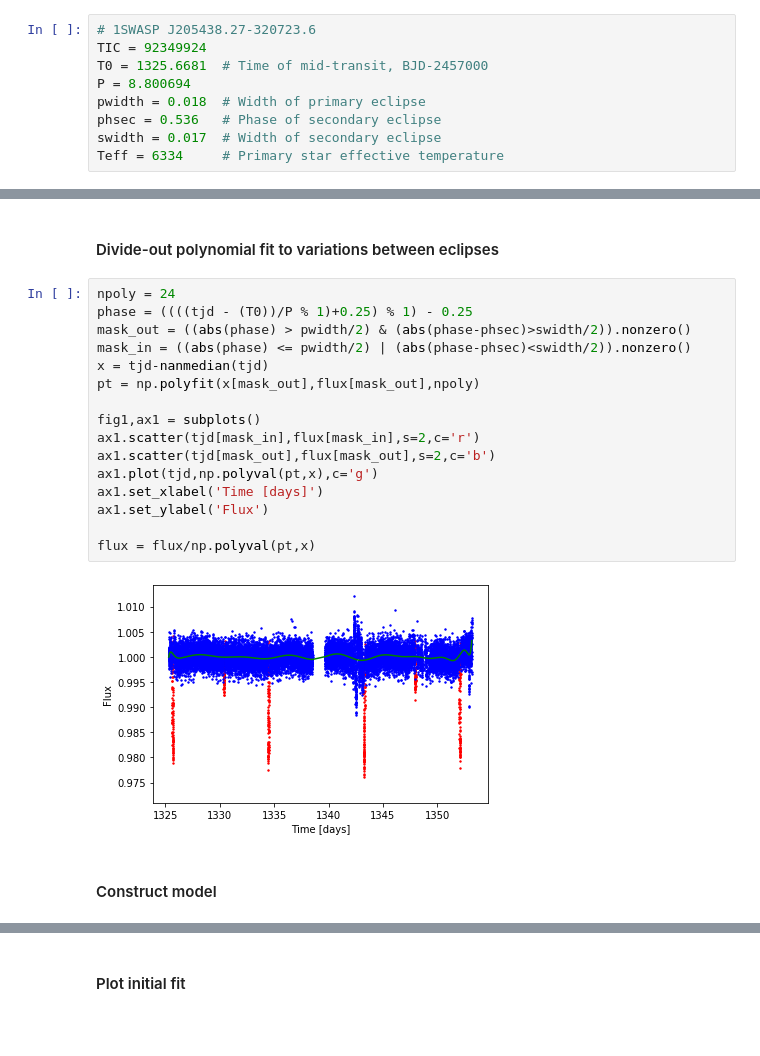
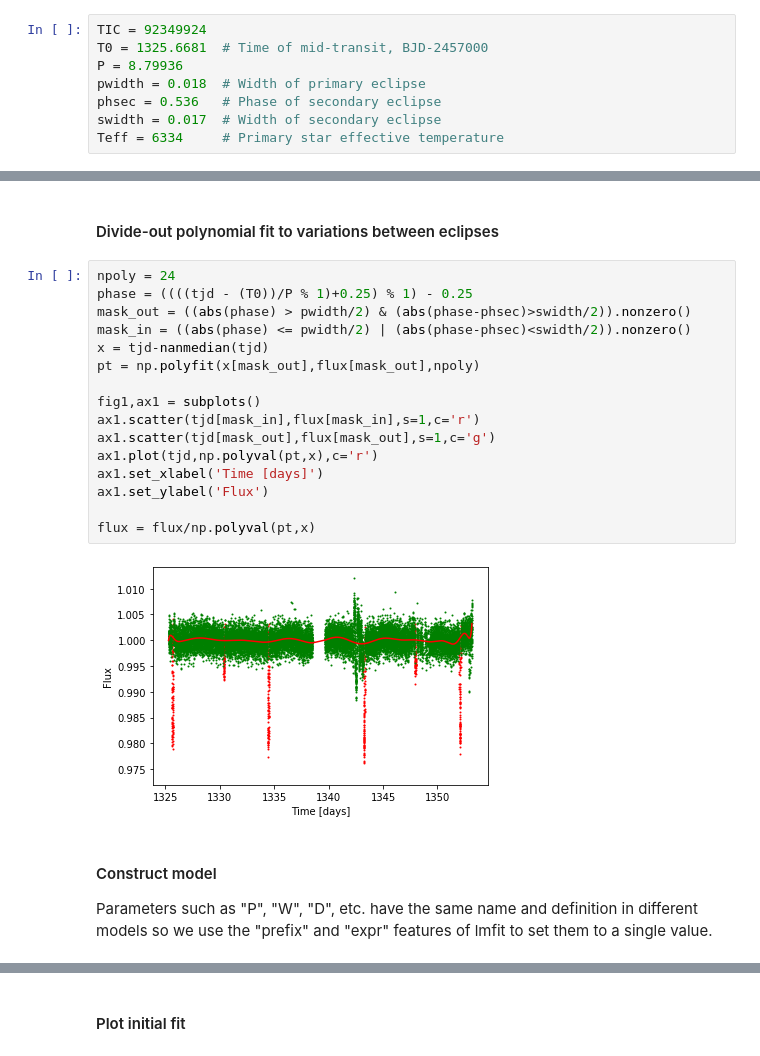
Before and after one commit to pmaxted/pycheops, a Jupyter notebook: pycheops/examples/Notebooks/TESS_light_curve_fit.ipynb, the cells around one changed output, grey strips where cells are left out. Drawn from its saved outputs; the diff is of its cells as text; blank space fills up the shorter version.

```diff
--- a/pycheops/examples/Notebooks/TESS_light_curve_fit.ipynb
+++ b/pycheops/examples/Notebooks/TESS_light_curve_fit.ipynb
@@ -15,10 +14,9 @@ Populating the interactive namespace from numpy and matplotlib
 # %% [markdown]
 #### Target information
 # %%
-# 1SWASP J205438.27-320723.6
 TIC = 92349924
 T0 = 1325.6681  # Time of mid-transit, BJD-2457000
-P = 8.800694
+P = 8.79936
 pwidth = 0.018  # Width of primary eclipse
 phsec = 0.536   # Phase of secondary eclipse
 swidth = 0.017  # Width of secondary eclipse
@@ -52,23 +53,25 @@ INFO: Found cached file ./mastDownload/TESS/tess2018206045859-s0001-000000009234
 # %%
 npoly = 24
 phase = ((((tjd - (T0))/P % 1)+0.25) % 1) - 0.25
 mask_out = ((abs(phase) > pwidth/2) & (abs(phase-phsec)>swidth/2)).nonzero()
 mask_in = ((abs(phase) <= pwidth/2) | (abs(phase-phsec)<swidth/2)).nonzero()
 x = tjd-nanmedian(tjd)
 pt = np.polyfit(x[mask_out],flux[mask_out],npoly)
 
 fig1,ax1 = subplots()
-ax1.scatter(tjd[mask_in],flux[mask_in],s=2,c='r')
-ax1.scatter(tjd[mask_out],flux[mask_out],s=2,c='b')
-ax1.plot(tjd,np.polyval(pt,x),c='g')
+ax1.scatter(tjd[mask_in],flux[mask_in],s=1,c='r')
+ax1.scatter(tjd[mask_out],flux[mask_out],s=1,c='g')
+ax1.plot(tjd,np.polyval(pt,x),c='r')
 ax1.set_xlabel('Time [days]')
 ax1.set_ylabel('Flux')
 
 flux = flux/np.polyval(pt,x)
 # %% [output]
-[figure, old version]
+[figure, new version]
-# %% [markdown]
-#### Construct model
+# %% [markdown]
+#### Construct model
+
+ Parameters such as "P", "W", "D", etc. have the same name and definition in different models so we use the  "prefix" and "expr" features of lmfit to set them to a single value.
 # %%
 Mfac = models.FactorModel()
 Mtra = models.TransitModel(prefix='t_')
```
Also changed, not shown: parts of 18 cells of this notebook, 13 other files.
